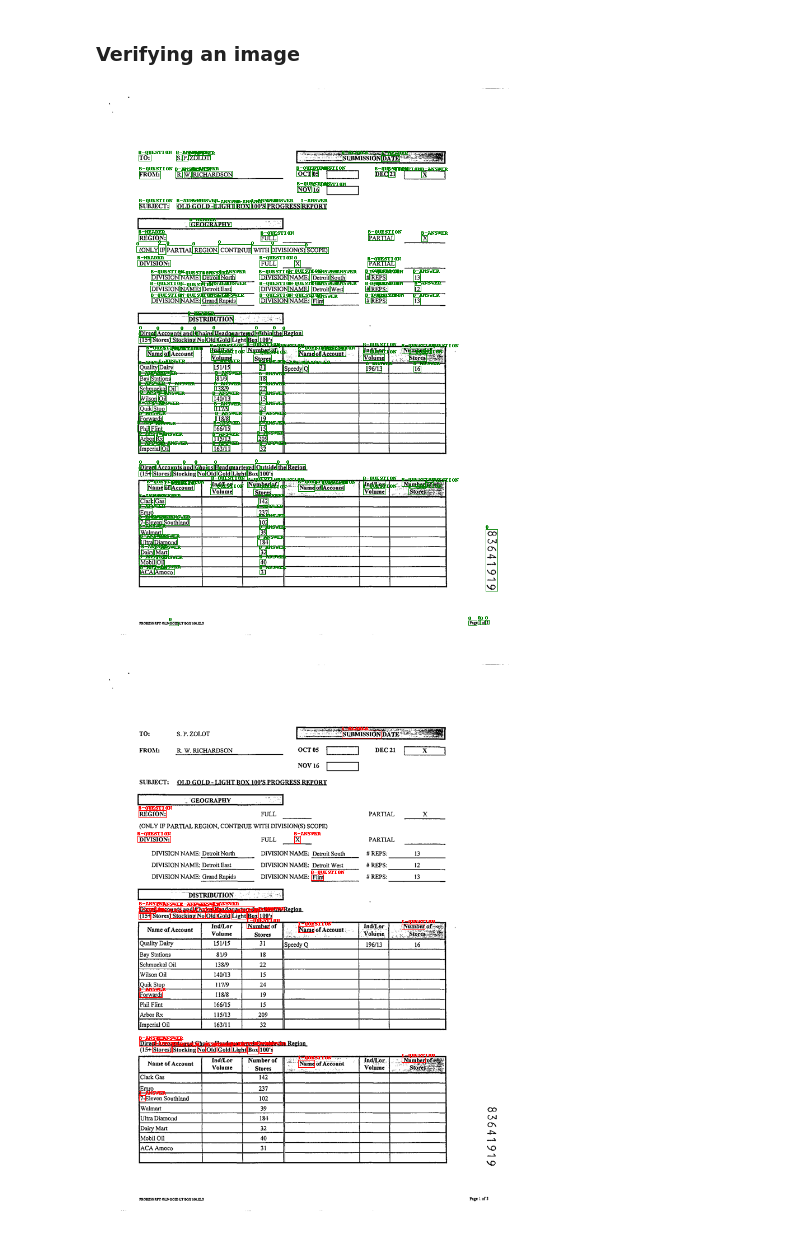
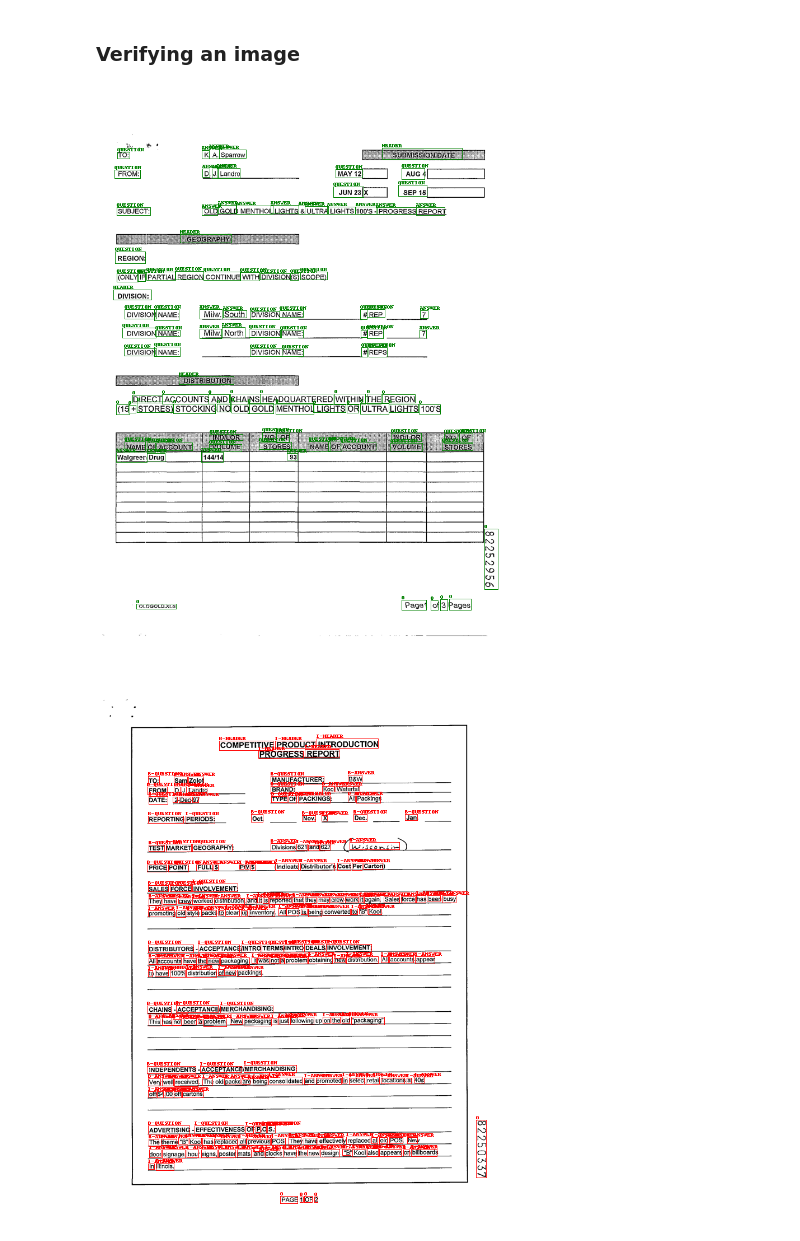
Before and after one commit to peulsilva/few-shot-learning-transformers, a Jupyter notebook: notebooks/few_shot_ner/finetune/layoutlm/03-funsd.ipynb, the cells around one changed output. Drawn from its saved outputs; the diff is of its cells as text; code cells hidden in the pictures.

```diff
--- a/notebooks/few_shot_ner/finetune/layoutlm/03-funsd.ipynb
+++ b/notebooks/few_shot_ner/finetune/layoutlm/03-funsd.ipynb
@@ -223,9 +227,15 @@ def unnormalize_bbox(bbox, width, height):
 # %%
 font = ImageFont.load_default()
 # %%
-img_idx = 20
+img_idx = 4
 example = train_dataset.encode(dataset['test'][img_idx])
 
+img = Image.open(dataset['test'][img_idx]['image_path'],)
+rgbimg = Image.new("RGB", img.size)
+rgbimg.paste(img)
+
+img = rgbimg
+new_img = img.copy()
 
 unnormalized_box = [
     unnormalize_bbox(b, img.width, img.height) for b in dataset['test'][img_idx]['bboxes']
@@ -246,48 +256,47 @@ target = target
 
 boxes = example['bbox'].to("cuda")
 
-img = Image.open(dataset['test'][img_idx]['image_path'],)
-rgbimg = Image.new("RGB", img.size)
-rgbimg.paste(img)
-
-img = rgbimg
-new_img = img.copy()
 
 for idx, box in enumerate(real_boxes):
     # if y_true[idx] == y_pred[idx]:
     #     continue
 
     draw = ImageDraw.Draw(img,)
     coordinates =  list(box.to("cpu").numpy())
     draw.rectangle(
         coordinates,
         outline= "green"
     )
+
+    text = keymap[y_true[idx].item()]
+    if  text != 'O':
+        text = text.split('-')[1]
+
     draw.text(
         [coordinates[0], coordinates[1] - 10],
-        keymap[y_true[idx].item()],
+        text,
         font= font,
         fill = "green"
     )
 
     draw2 = ImageDraw.Draw(new_img,)
     coordinates =  list(box.to("cpu").numpy())
     draw2.rectangle(
         coordinates,
         outline = "red"
     )
     draw2.text(
         [coordinates[0], coordinates[1] - 10],
         keymap[y_pred[idx].item()],
         font= font,
         fill = "red"
     )
 
 
 img
 # %% [output]
-[figure, old version]
+[figure, new version]
 # %%
 new_img
 # %% [output]
-[figure, old version]
+[figure, new version]
```
Also changed, not shown: parts of 2 cells of this notebook, 9 other files.
